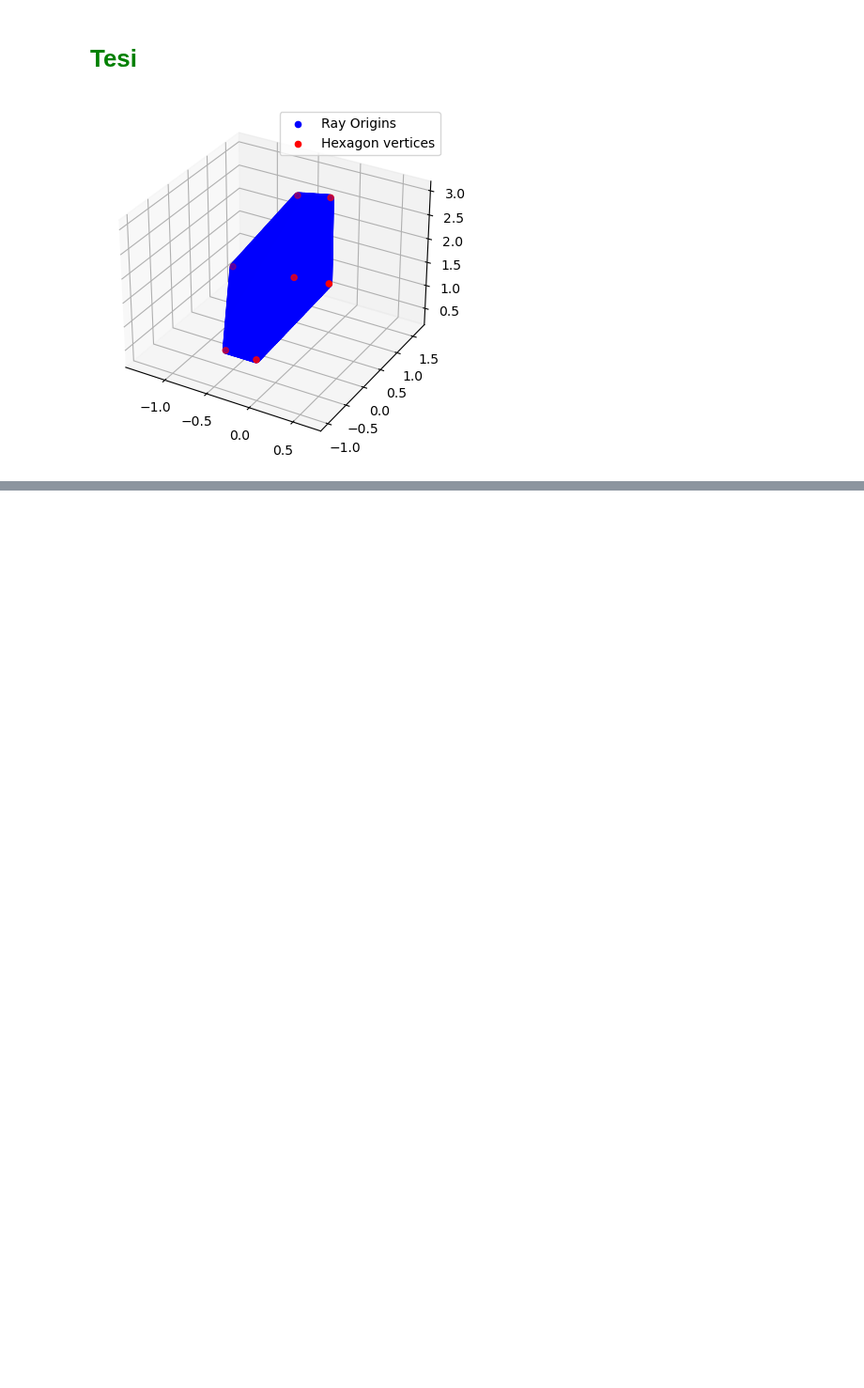
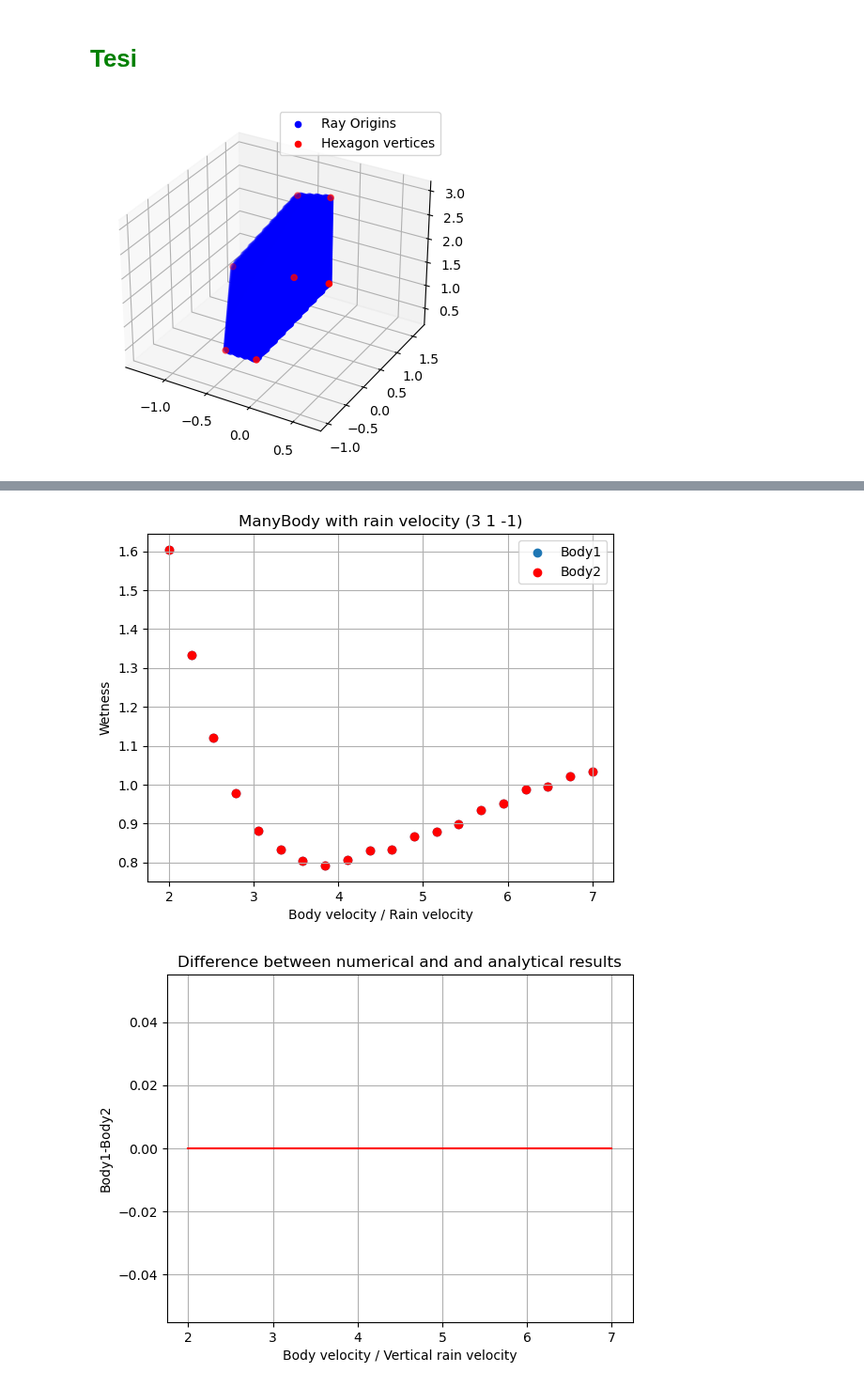
Before and after one commit to Cr3sp1/Rain, a Jupyter notebook: Tesi.ipynb, the cells around one changed output, grey strips where cells are left out. Shown at 94% size. Drawn from its saved outputs; the diff is of its cells as text; code cells hidden in the pictures; blank space fills up the shorter version.

```diff
--- a/Tesi.ipynb
+++ b/Tesi.ipynb
@@ -181,0 +182,49 @@ plt.show()
+# %%
+# Read the data from the file
+with open("data/CompareManyBody.dat", "r") as file:
+    lines = file.readlines()
+
+x_values = []
+y1_values = []
+y2_values = []
+
+for line in lines:
+    x, y1, y2 = map(float, line.split())
+    x_values.append(x)
+    y1_values.append(y1)
+    y2_values.append(y2)
+
+# Plot the data
+plt.scatter(x_values, y1_values, label='Body1')
+plt.scatter(x_values, y2_values, color='red', label='Body2')
+
+# Add labels and title
+plt.xlabel('Body velocity / Rain velocity')
+plt.ylabel('Wetness')
+plt.title('ManyBody with rain velocity (3 1 -1)')
+plt.grid(True)
+
+#plt.ylim(0,100)
+# Add legend
+plt.legend()
+
+# Show the plot
+plt.show()
+
+#Calculate the difference between Y1 and Y2
+difference = [(y2 - y1)/y1 for y1, y2 in zip(y1_values, y2_values)]
+
+# Plot the difference
+plt.plot(x_values, difference, color='red')
+
+# Add labels and title
+plt.xlabel('Body velocity / Vertical rain velocity')
+plt.ylabel('Body1-Body2')
+plt.title('Difference between numerical and and analytical results')
+plt.grid(True)
+
+# Show the plot
+plt.show()
+# %% [output]
+[figure, added]
+[figure, added]
```
Also changed, not shown: parts of 3 cells of this notebook, 14 other files.
